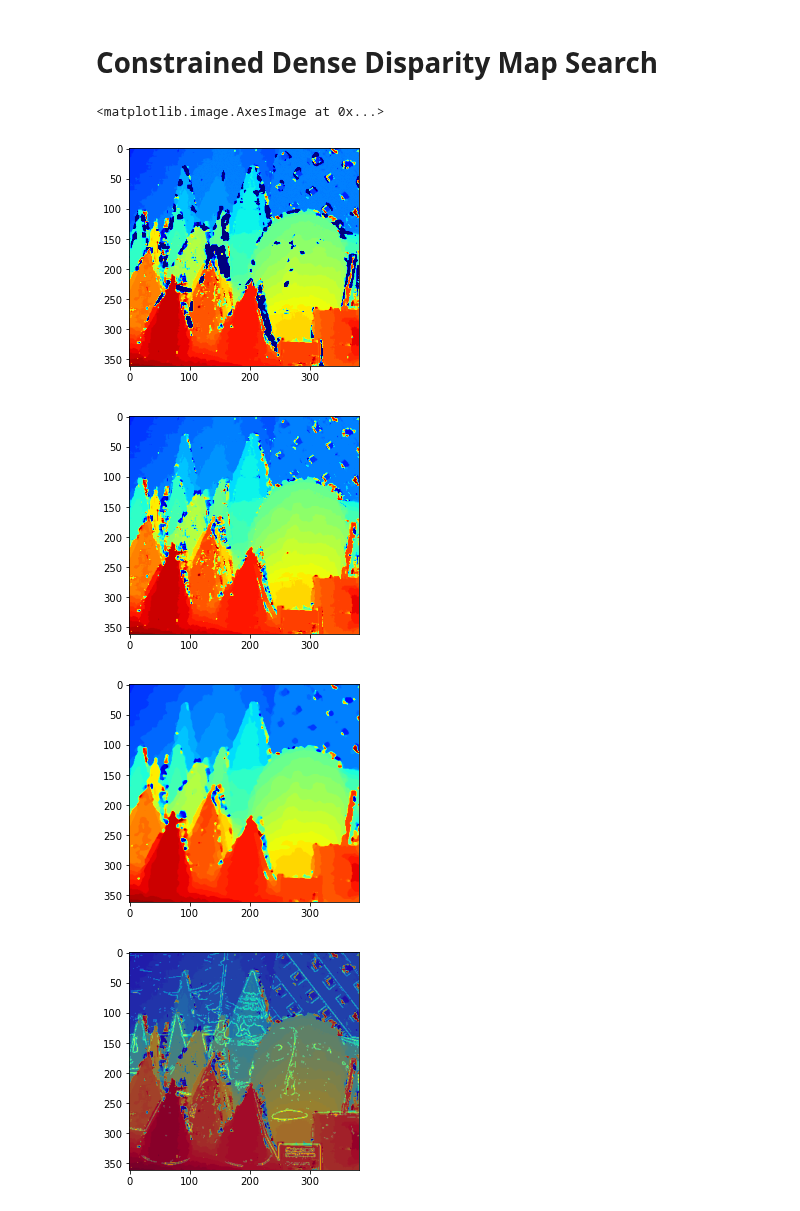
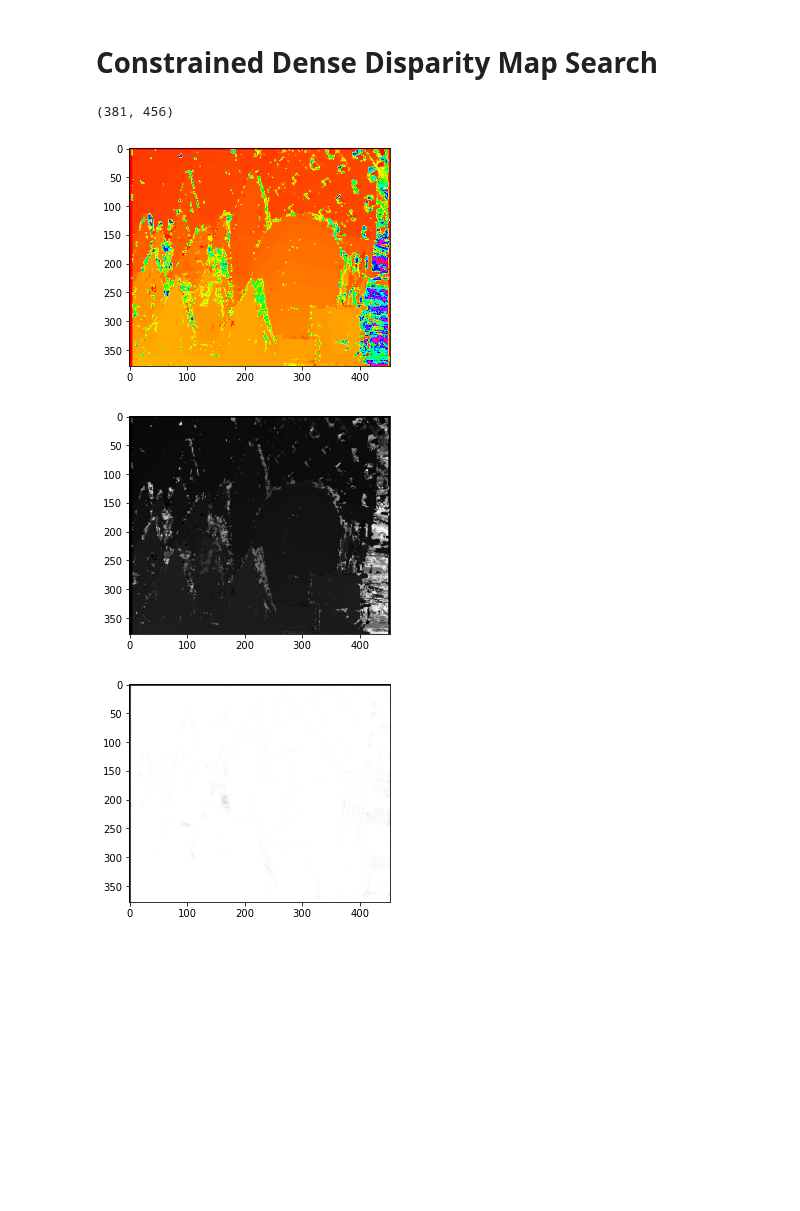
Before and after one commit to Tsmorz/computer-vision, a Jupyter notebook: Project 3/StereoVision.ipynb, the cells around one changed output. Saved outputs shown, nothing was run; the diff lists cells and outputs as text; code cells hidden in the pictures; blank space fills up the shorter version.

Commit message:
report images

```diff
--- a/Project 3/StereoVision.ipynb
+++ b/Project 3/StereoVision.ipynb
@@ -306,29 +306,65 @@ def disparityMap(left,right,width,dis_range):
 
     return denseMap, accuracyMap
 
+
+def disparityMapAll(left,right,width):
+
+    left = pad(left,np.ones([width,width]))
+    right = pad(right,np.ones([width,width]))
+
+    low = int((width-1)/2)
+    high = int((width-1)/2)+1
+
+    r,c = np.shape(left)
+    denseMap = np.ones([r-low,c-low])
+    accuracyMap = np.zeros([r-low,c-low])
+
+    print(np.shape(left))
+    for i in range(low,r-low):
+
+        for j in range(low, c-low):
+            rightPatch = right[i-low:i+high,j-low:j+high]
+            best = 0
+
+            for k in range(low, c-low):
+                leftPatch = left[i-low:i+high, k-low:k+high]
+                #print(i,j,k)
+                new = patch_ncc(leftPatch,rightPatch)
+
+                if new>best:
+                    denseMap[i,j] = np.abs(k-j)
+                    accuracyMap[i,j] = new
+                    best = new
+
+    return denseMap, accuracyMap
+
+
 dis_range = [10, 55]
-width = 3
-maps = disparityMap(gray1,gray2,width,dis_range)
+dis_range = [0, 450]
+width = 7
+#maps = disparityMap(gray1,gray2,width,dis_range)
+maps2 = disparityMapAll(gray1,gray2,width)
+# %% [output]
+(381, 456)
 # %%
-accuracyMap = maps[1]
-accuracyMap = accuracyMap[width:-width, width:-width-dis_range[1]]
+ncc = maps2[1]
+#ncc = ncc[width:-width, width:-width-dis_range[1]]
 
-dense = maps[0]
-dense = dense[width:-width, width:-width-dis_range[1]]
-
-clean = np.uint8(dense)
-clean = cv2.medianBlur(clean,5)
+dense = maps2[0]
+#dense = dense[width:-width, width:-width-dis_range[1]]
 
 plt.figure()
-plt.imshow(dense,cmap='jet')
-#plt.savefig('denseOriginal.png', dpi=200, bbox_inches='tight', pad_inches=0)
+plt.imshow(dense,cmap='hsv')
+plt.savefig('hsv7all.png', dpi=200, bbox_inches='tight', pad_inches=0)
 
 plt.figure()
-plt.imshow(clean,vmin=np.amin(clean), vmax=np.amax(clean),cmap='jet')
-#plt.savefig('disparityEdit.png', dpi=200, bbox_inches='tight', pad_inches=0)
+plt.imshow(dense,cmap='gray', vmin=np.amin(dense), vmax=np.amax(dense))
+plt.savefig('gray7all.png', dpi=200, bbox_inches='tight', pad_inches=0)
+
+plt.figure()
+plt.imshow(ncc,cmap='gray', vmin=np.amin(ncc), vmax=np.amax(ncc))
+plt.savefig('NCCaccuracy7all.png', dpi=200, bbox_inches='tight', pad_inches=0)
 # %% [output]
-<matplotlib.image.AxesImage at 0x...>
-[figure, old version]
+[figure, new version]
-[figure, old version]
+[figure, new version]
-[figure, old version]
+[figure, new version]
-[figure, removed]
```
Also changed, not shown: 20 other files.
